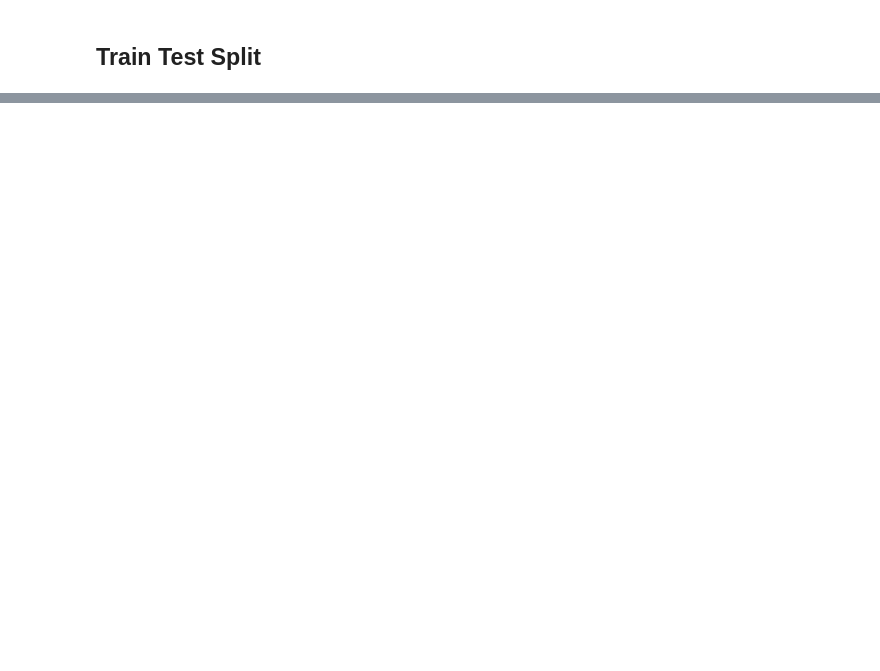
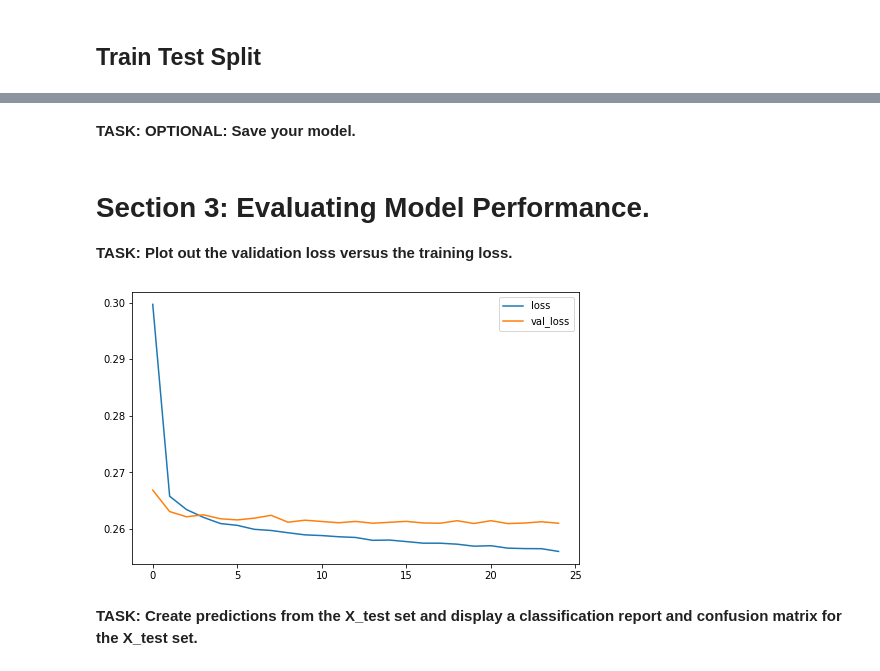
Before and after one commit to jordanfalcao/tensorflow2-deeplearning, a Jupyter notebook: 04-ANNs/04_Keras_Project.ipynb, the cells around one changed output, grey strips where cells are left out. Drawn from its saved outputs; the diff is of its cells as text; code cells hidden in the pictures; blank space fills up the shorter version.

```diff
--- a/04-ANNs/04_Keras_Project.ipynb
+++ b/04-ANNs/04_Keras_Project.ipynb
@@ -1004,0 +1048,6 @@ Index(['loan_status'], dtype='object')
+# %%
+# train and transform
+X_train = scaler.fit_transform(X_train)
+# %%
+# only transform
+X_test = scaler.transform(X_test)
@@ -1004,0 +1081,18 @@ Index(['loan_status'], dtype='object')
+# %%
+model = Sequential()
+
+# input layer
+model.add(Dense(78, activation='relu'))
+model.add(Dropout(0.2))
+
+# hidden layers
+model.add(Dense(units=39,activation='relu'))
+model.add(Dropout(0.2))
+
+model.add(Dense(units=19,activation='relu'))
+model.add(Dropout(0.2))
+
+# output layer
+model.add(Dense(units=1,activation='sigmoid'))
+
+model.compile(loss='binary_crossentropy', optimizer='adam')
@@ -1004,0 +1101,5 @@ Index(['loan_status'], dtype='object')
+# %%
+model.fit(x=X_train, y=y_train,
+          batch_size=256,
+          epochs=25,
+          validation_data=(X_test,y_test))
@@ -1004,0 +1125,2 @@ Index(['loan_status'], dtype='object')
+# %% [markdown]
+**TASK: OPTIONAL: Save your model.**
@@ -1004,0 +1131,12 @@ Index(['loan_status'], dtype='object')
+# %% [markdown]
+# Section 3: Evaluating Model Performance.
+
+**TASK: Plot out the validation loss versus the training loss.**
+# %%
+model_loss = pd.DataFrame(model.history.history)
+model_loss.plot(figsize=(8,5))
+plt.show()
+# %% [output]
+[figure, added]
+# %% [markdown]
+**TASK: Create predictions from the X_test set and display a classification report and confusion matrix for the X_test set.**
```
Also changed, not shown: parts of 37 cells of this notebook, 1 other file.
